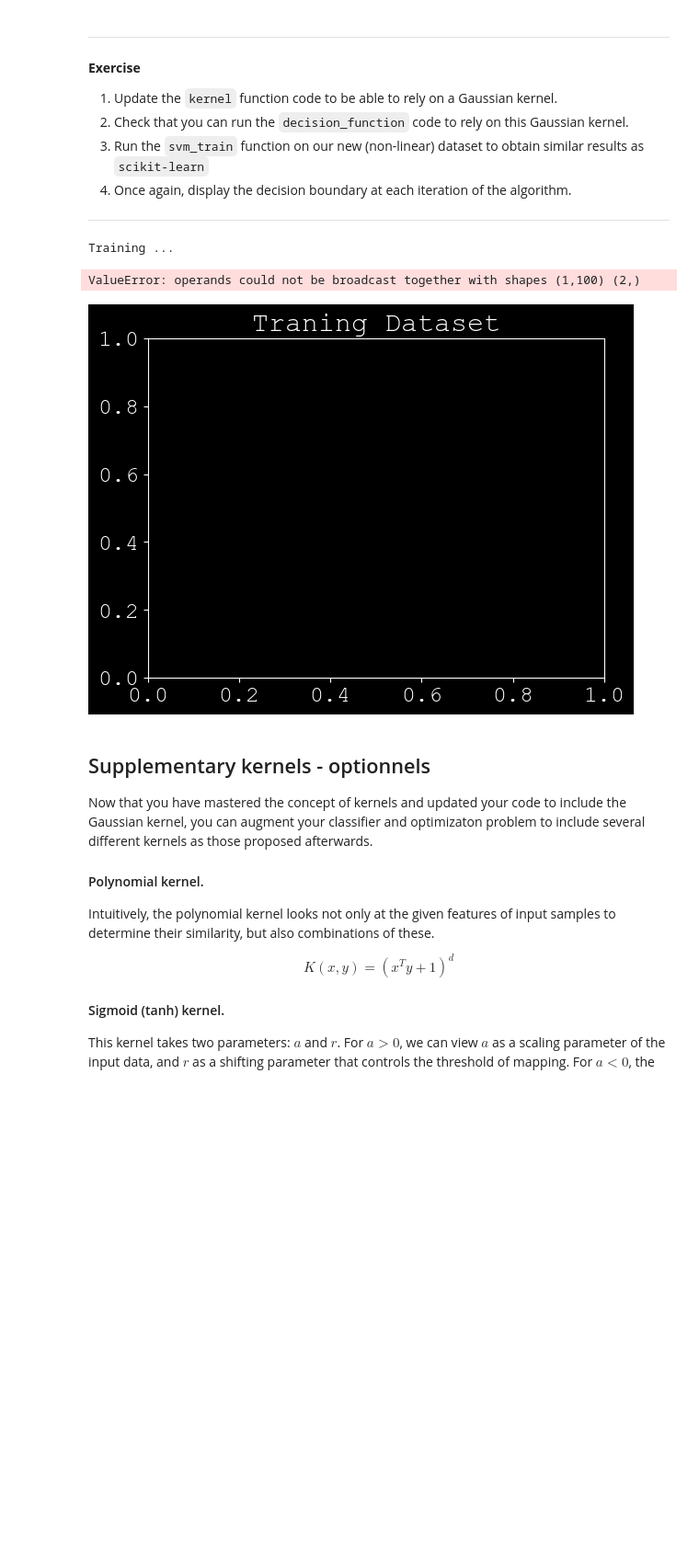
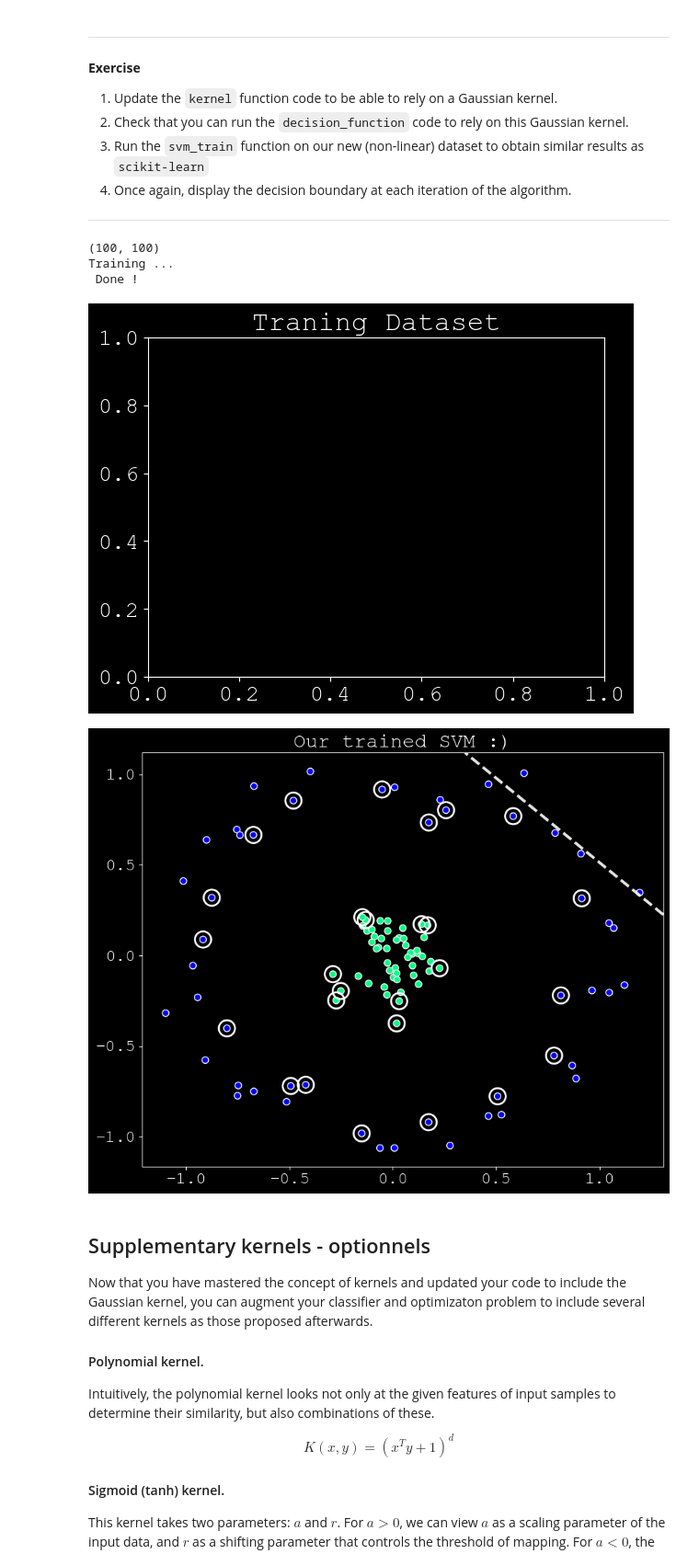
Before and after one commit to peladeaucome/atiam_ml, a Jupyter notebook: 03_support_vector_machines.ipynb, the cells around one changed output. Shown at 92% size. Saved outputs shown, nothing was run; the diff lists cells and outputs as text; code cells hidden in the pictures; blank space fills up the shorter version.

```diff
--- a/03_support_vector_machines.ipynb
+++ b/03_support_vector_machines.ipynb
@@ -666,41 +668,43 @@ def kernel(x, X, type='linear'):
     if (type == 'linear'):
         k = np.dot(x,X)
     elif type == 'gaussian':
-        k = np.zeros((np.shape(x)[0],np.shape(X)[0]))
+        k = np.zeros((np.shape(x)[0],np.shape(X)[1]))
         for i in range(np.shape(x)[0]):
-            for j in range(np.shape(X)[0]):
+            for j in range(np.shape(X)[1]):
                 k[i,j] =  np.exp(-np.sqrt(np.sum(np.square(x[i]-X[:,j]))))
     return k
 
 
 plt.title('Traning Dataset')
 # Parameters of the training
 C = 1                  # C regularization value
 tolerance = 1e-3       # Tolerance value for thresholds
 nb_iterations = 20     # Number of iterations
 sigma = 0.1            # Variance of Gaussian kernel
 # Train the SVM with a Gaussian (RBF) kernel
 model = svm_train(X, y, C, 'gaussian', tolerance, nb_iterations)
 # Evaluate the decision function
 ax = plt.figure(figsize=(10, 8)).gca()
 ax.scatter(X[:, 0], X[:, 1], c=y, s=50, edgecolor = 'w', cmap='winter')
-ax.set_xlim(-1, 4); ax.set_ylim(-1, 6)
+#ax.set_xlim(-1, 4); ax.set_ylim(-1, 6)
 xlim = ax.get_xlim(); ylim = ax.get_ylim()
 # Create grid to evaluate model
 x = np.linspace(xlim[0], xlim[1], 30)
 yp = np.linspace(ylim[0], ylim[1], 30)
 Y, Xp = np.meshgrid(yp, x)
 xy = np.vstack([Xp.ravel(), Y.ravel()]).T
 P = decision_function(model, xy.transpose())
 P = P.reshape((30, 30))
 # plot decision boundary and margins
 ax.contour(Xp, Y, P, colors='w',levels=[-1, 0, 1], alpha=0.9,linestyles=['--', '-', '--'])
 ax.scatter(model["x"][:, 0], model["x"][:, 1],s=300, linewidth=2, edgecolor='w', facecolors='none');
 plt.title('Our trained SVM :)');
 # %% [output]
+(100, 100)
 Training ...
+ Done !
-ValueError: operands could not be broadcast together with shapes (1,100) (2,)
 [figure]
+[figure, added]
 # %% [markdown]
 ## Supplementary kernels - optionnels
 
```
Also changed, not shown: parts of 4 cells of this notebook, 5 other files.
